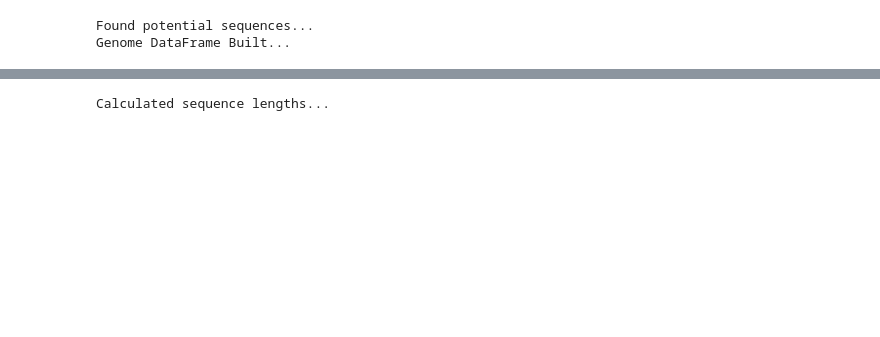
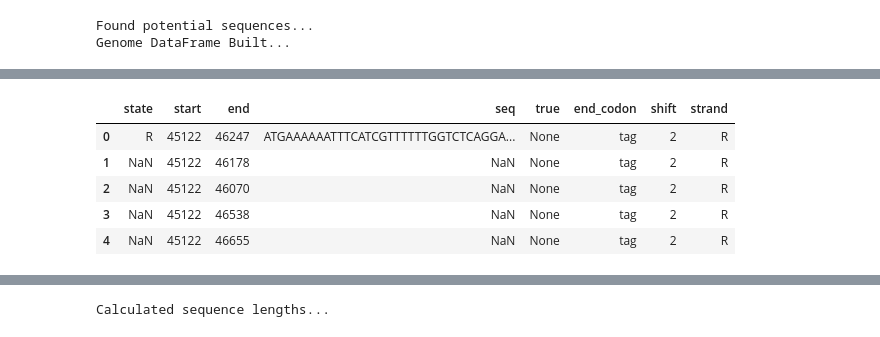
Before and after one commit to ingrid88/Bioinformatics-Kojak, a Jupyter notebook: StaphGenetics_ORFs-Copy1.ipynb, the cells around one changed output, grey strips where cells are left out. Cells and saved outputs as stored; diff of their text form; code cells hidden in the pictures; blank space fills up the shorter version.

```diff
--- a/StaphGenetics_ORFs-Copy1.ipynb
+++ b/StaphGenetics_ORFs-Copy1.ipynb
@@ -359,0 +683,9 @@ R_regions =
+# %%
+mer
+# %% [output]
+|  | state | start | end | seq | true | end_codon | shift | strand |
+| 0 | R | 45122 | 46247 | ATGAAAAAATTTCATCGTTTTTTGGTCTCAGGA... | None | tag | 2 | R |
+| 1 | NaN | 45122 | 46178 | NaN | None | tag | 2 | R |
+| 2 | NaN | 45122 | 46070 | NaN | None | tag | 2 | R |
+| 3 | NaN | 45122 | 46538 | NaN | None | tag | 2 | R |
+| 4 | NaN | 45122 | 46655 | NaN | None | tag | 2 | R |
```
Also changed, not shown: parts of 53 cells of this notebook, 8 other files.
